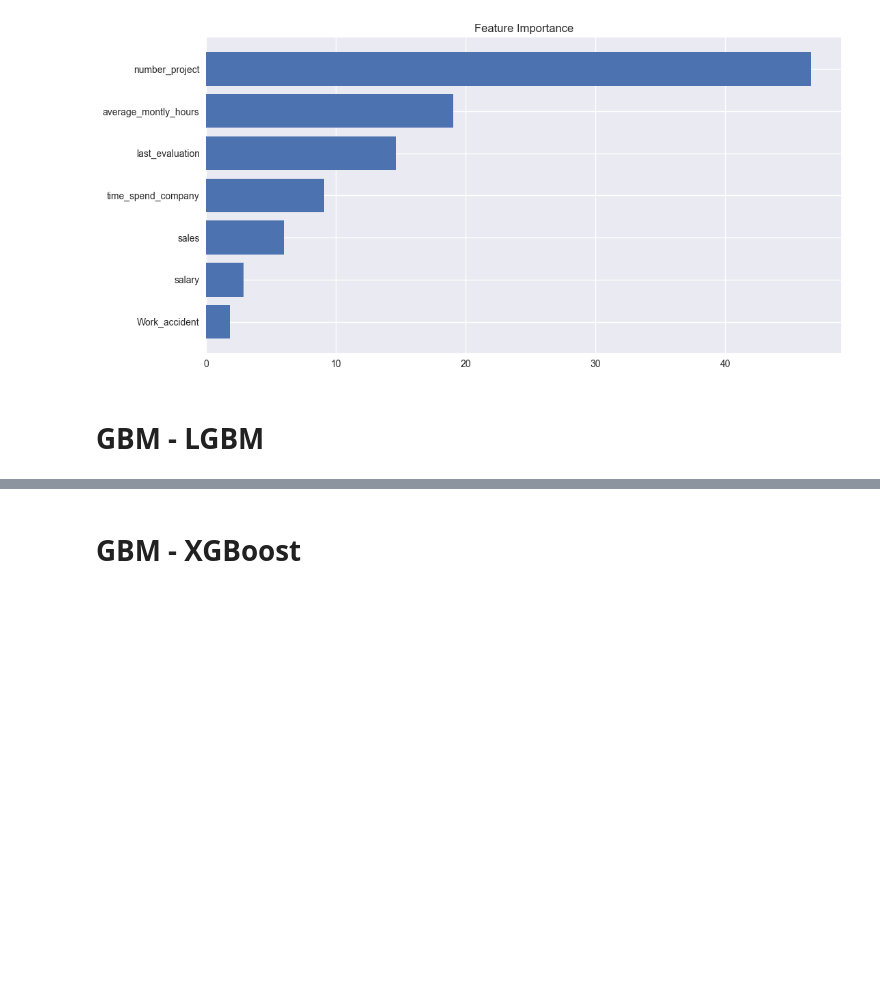
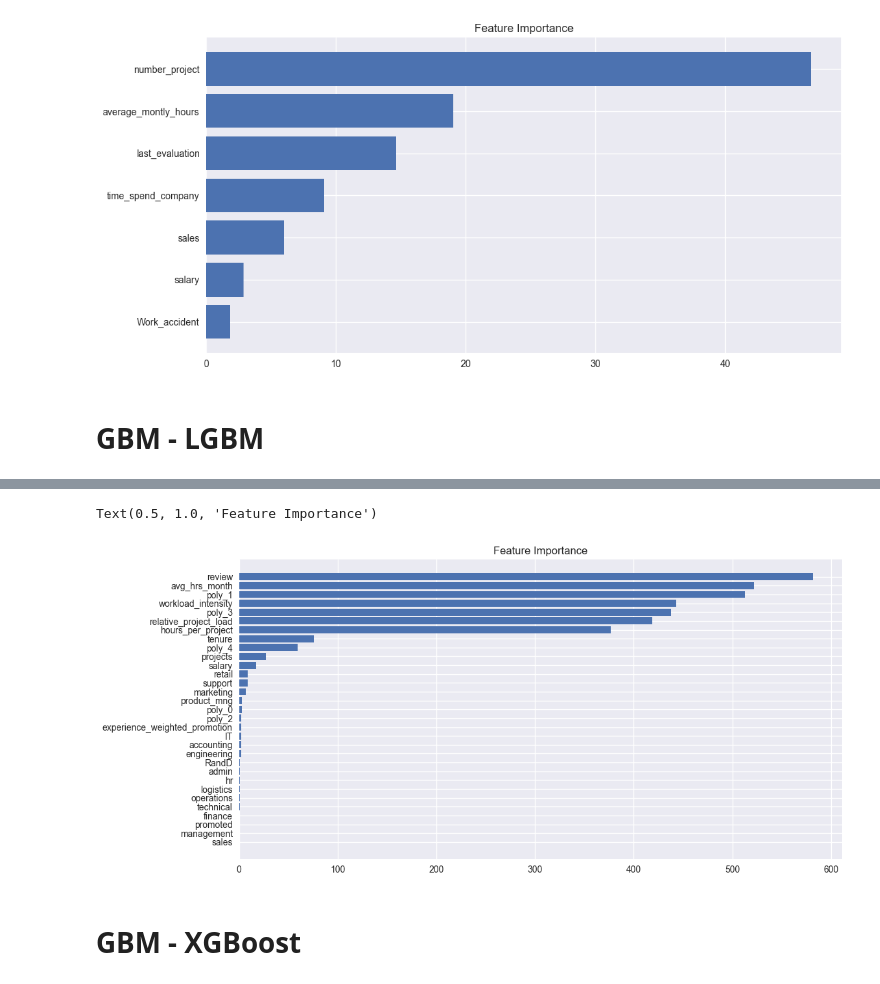
Before and after one commit to monsterveaf/Cat_Model, a Jupyter notebook: Model.ipynb, the cells around one changed output, grey strips where cells are left out. Saved outputs shown, nothing was run; the diff lists cells and outputs as text; code cells hidden in the pictures; blank space fills up the shorter version.

```diff
--- a/Model.ipynb
+++ b/Model.ipynb
@@ -983,7 +984,7 @@ optuna.visualization.plot_param_importances(study_lgbm)
 # Implementing scaler
 del params_lgbm['scalers']
 
-scaler_lgbm = StandardScaler()
+scaler_lgbm = MaxAbsScaler()
 lgbm = LGBMRegressor(
         metric = "rmse",
         random_state = 777,
@@ -1002,0 +1004,2 @@ print(scores_lgbm, "Средняя оценка:", score_mean_lgbm)
+# %%
+pipeline_lgbm.fit(df_encoded[df_encoded_features], df_encoded[target])
@@ -1003,3 +1017,13 @@ print(scores_lgbm, "Средняя оценка:", score_mean_lgbm)
+# %%
+feature_importance_lgbm = pipeline_lgbm.steps[1][1].feature_importances_
+sorted_idx = np.argsort(feature_importance_lgbm)
+
+fig = plt.figure(figsize=(12, 6))
+plt.barh(np.array(df_encoded_features)[sorted_idx], feature_importance_lgbm[sorted_idx])
+plt.title('Feature Importance')
+# %% [output]
+Text(0.5, 1.0, 'Feature Importance')
+[figure, added]
 # %% [markdown]
 # **GBM - XGBoost**
 # %%
```
Also changed, not shown: parts of 19 cells of this notebook, 6 other files.
